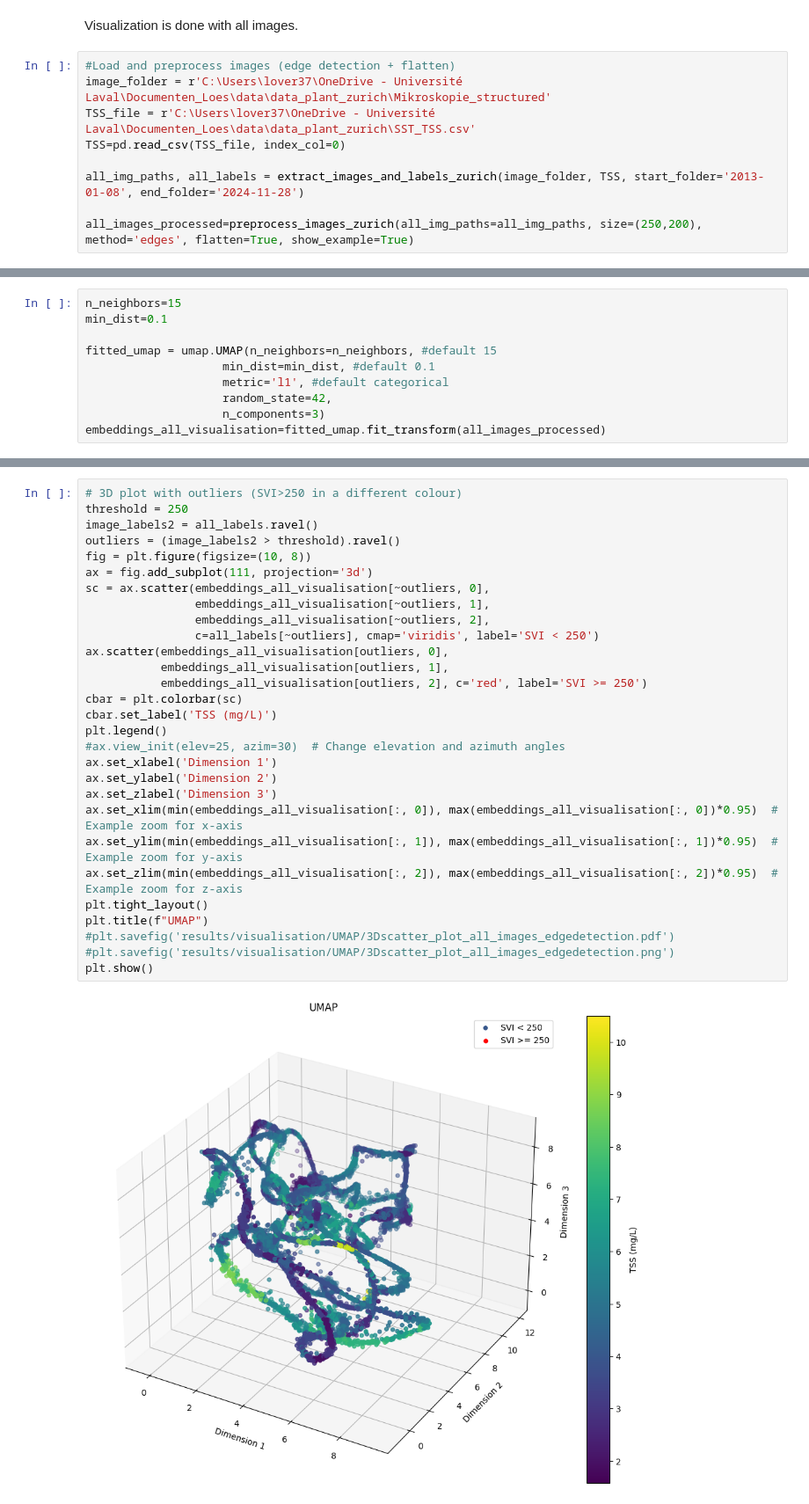
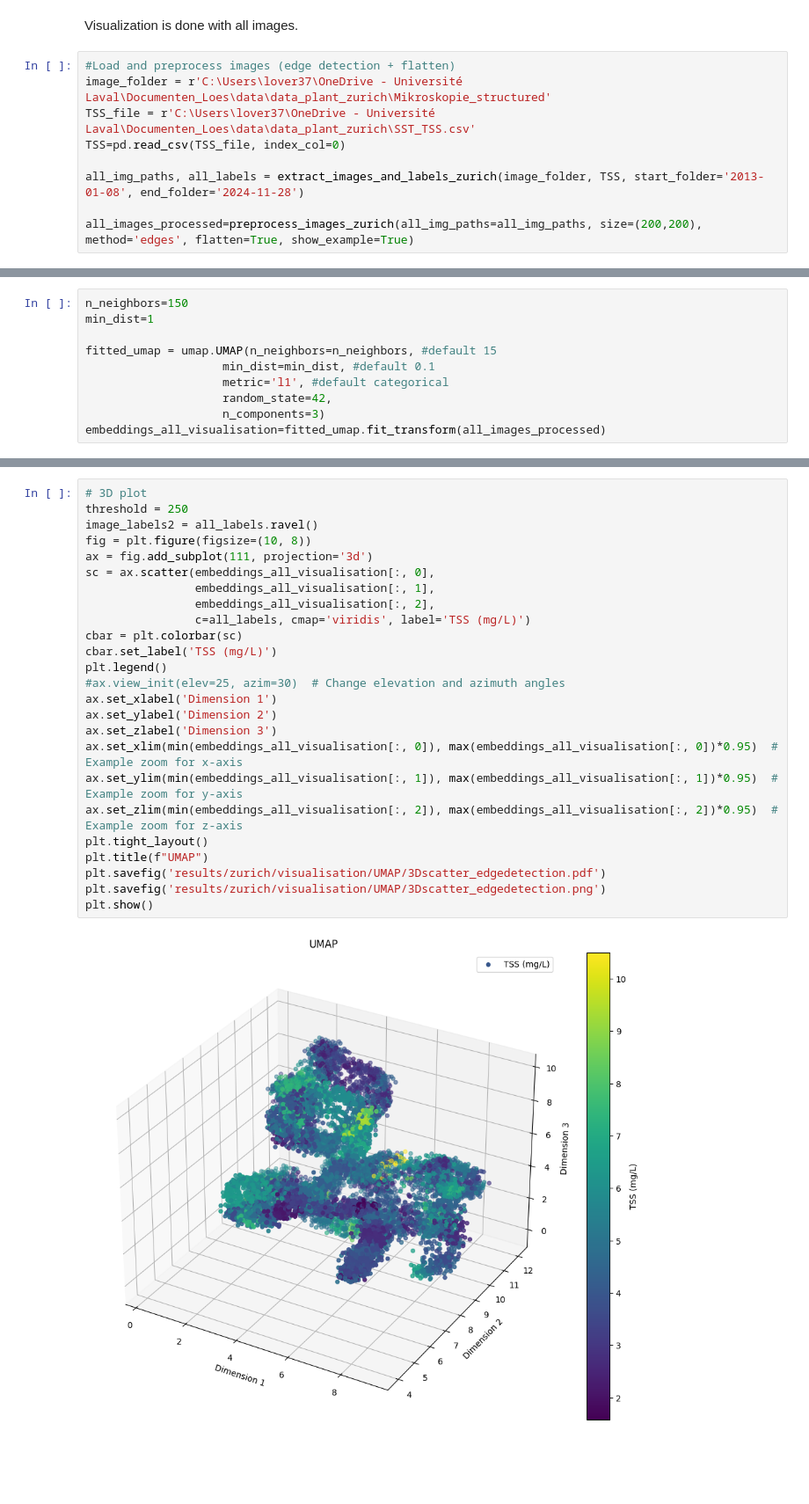
Before and after one commit to LoesVerhaeghe/simple-image-dim-reduction, a Jupyter notebook: scripts/zurich/UMAP.ipynb, the cells around one changed output, grey strips where cells are left out. Shown at 88% size. Cells and saved outputs as stored; diff of their text form; blank space fills up the shorter version.

```diff
--- a/scripts/zurich/UMAP.ipynb
+++ b/scripts/zurich/UMAP.ipynb
@@ -16,5 +16,5 @@ TSS=pd.read_csv(TSS_file, index_col=0)
 
 all_img_paths, all_labels = extract_images_and_labels_zurich(image_folder, TSS, start_folder='2013-01-08', end_folder='2024-11-28')
 
-all_images_processed=preprocess_images_zurich(all_img_paths=all_img_paths, size=(250,200), method='edges', flatten=True, show_example=True)
+all_images_processed=preprocess_images_zurich(all_img_paths=all_img_paths, size=(200,200), method='edges', flatten=True, show_example=True)
 # %% [output]
@@ -22,6 +22,6 @@ all_images_processed=preprocess_images_zurich(all_img_paths=all_img_paths, size=
 # %%
-n_neighbors=15
-min_dist=0.1
+n_neighbors=150
+min_dist=1
 
 fitted_umap = umap.UMAP(n_neighbors=n_neighbors, #default 15
                     min_dist=min_dist, #default 0.1
@@ -46,31 +46,27 @@ plt.show()
 # %%
-# 3D plot with outliers (SVI>250 in a different colour)
+# 3D plot
 threshold = 250
 image_labels2 = all_labels.ravel()
-outliers = (image_labels2 > threshold).ravel()
 fig = plt.figure(figsize=(10, 8))
 ax = fig.add_subplot(111, projection='3d')
-sc = ax.scatter(embeddings_all_visualisation[~outliers, 0],
-                embeddings_all_visualisation[~outliers, 1],
-                embeddings_all_visualisation[~outliers, 2],
-                c=all_labels[~outliers], cmap='viridis', label='SVI < 250')
-ax.scatter(embeddings_all_visualisation[outliers, 0],
-           embeddings_all_visualisation[outliers, 1],
-           embeddings_all_visualisation[outliers, 2], c='red', label='SVI >= 250')
+sc = ax.scatter(embeddings_all_visualisation[:, 0],
+                embeddings_all_visualisation[:, 1],
+                embeddings_all_visualisation[:, 2],
+                c=all_labels, cmap='viridis', label='TSS (mg/L)')
 cbar = plt.colorbar(sc)
 cbar.set_label('TSS (mg/L)')
 plt.legend()
 #ax.view_init(elev=25, azim=30)  # Change elevation and azimuth angles
 ax.set_xlabel('Dimension 1')
 ax.set_ylabel('Dimension 2')
 ax.set_zlabel('Dimension 3')
 ax.set_xlim(min(embeddings_all_visualisation[:, 0]), max(embeddings_all_visualisation[:, 0])*0.95)  # Example zoom for x-axis
 ax.set_ylim(min(embeddings_all_visualisation[:, 1]), max(embeddings_all_visualisation[:, 1])*0.95)  # Example zoom for y-axis
 ax.set_zlim(min(embeddings_all_visualisation[:, 2]), max(embeddings_all_visualisation[:, 2])*0.95)  # Example zoom for z-axis
 plt.tight_layout()
 plt.title(f"UMAP")
-#plt.savefig('results/visualisation/UMAP/3Dscatter_plot_all_images_edgedetection.pdf')
-#plt.savefig('results/visualisation/UMAP/3Dscatter_plot_all_images_edgedetection.png')
+plt.savefig('results/zurich/visualisation/UMAP/3Dscatter_edgedetection.pdf')
+plt.savefig('results/zurich/visualisation/UMAP/3Dscatter_edgedetection.png')
 plt.show()
 # %% [output]
-[figure, old version]
+[figure, new version]
```
Also changed, not shown: parts of 6 cells of this notebook, 1 other file.
